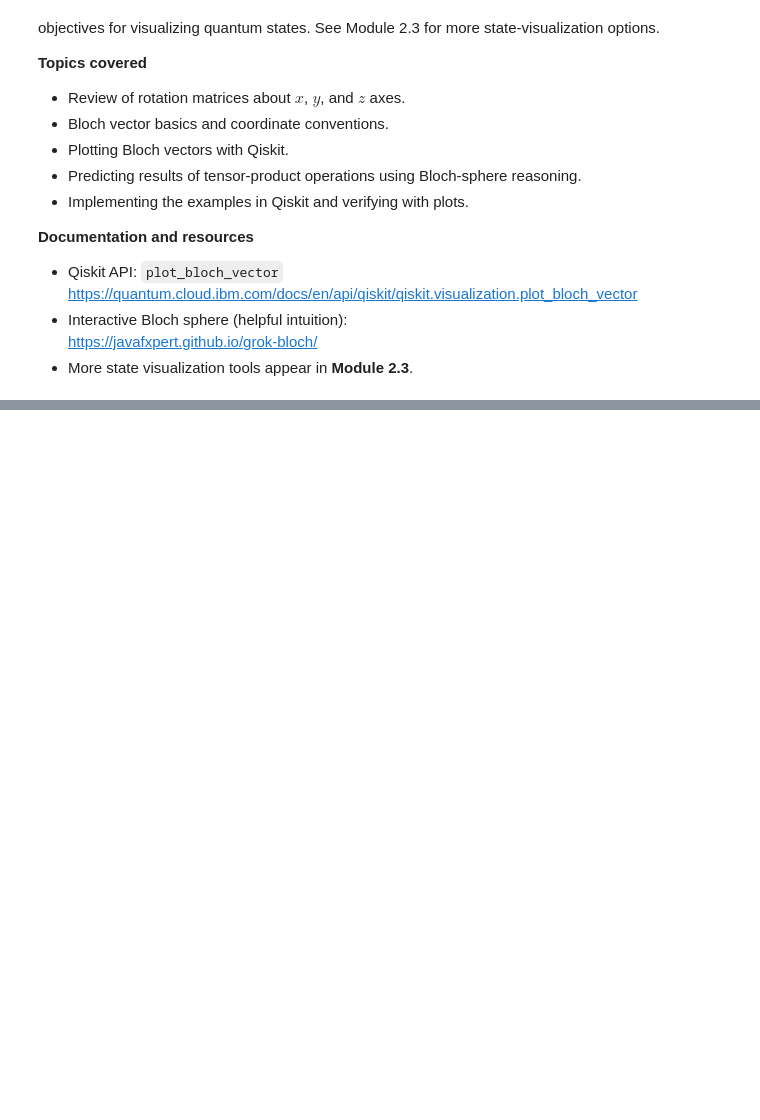
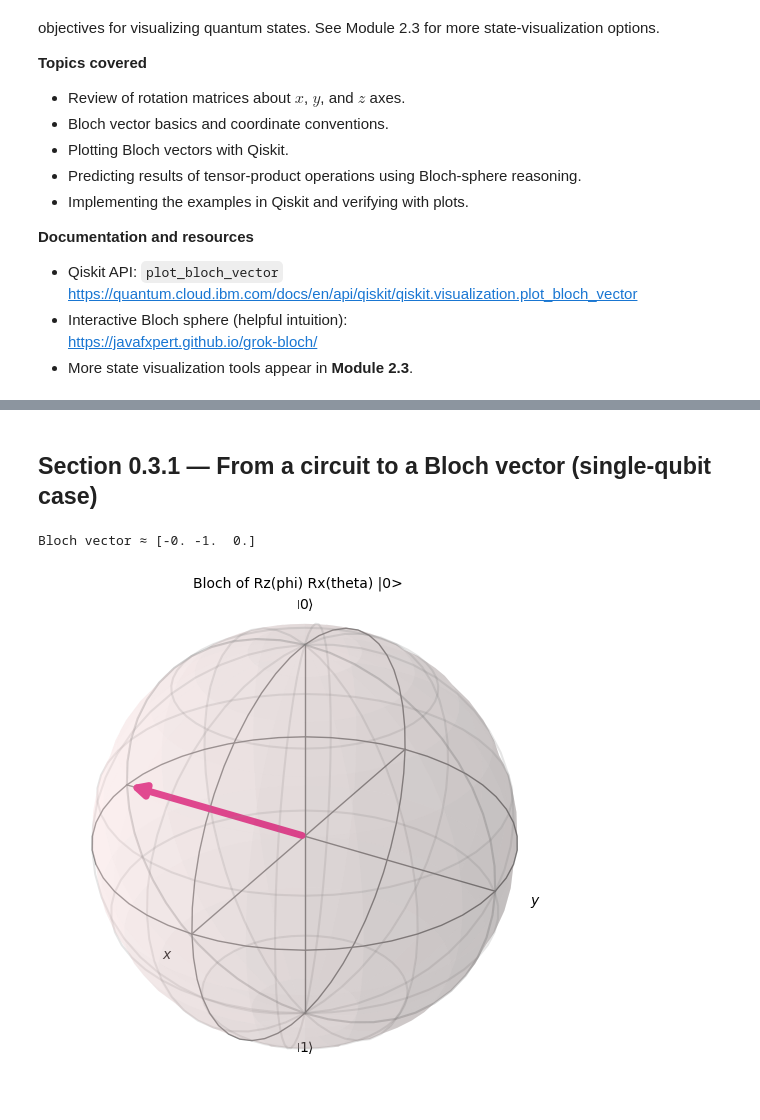
Before and after one commit to makansij/IBM_Certified_Quantum_Computation_QisKit_v2, a Jupyter notebook: 0-Module/Module_0.3_Bloch_Vector.ipynb, the cells around one changed output, grey strips where cells are left out. Cells and saved outputs as stored; diff of their text form; code cells hidden in the pictures; blank space fills up the shorter version.

Commit message:
Added section to Module 0.3 for BLoch vector concepts.

```diff
--- a/0-Module/Module_0.3_Bloch_Vector.ipynb
+++ b/0-Module/Module_0.3_Bloch_Vector.ipynb
@@ -115,27 +185,29 @@ plot_bloch_vector([0, -1, 0], title="|-i>")
+# %% [markdown]
+## Section 0.3.1 — From a circuit to a Bloch vector (single-qubit case)
 # %%
-# 0.3.1 — From a circuit to a Bloch vector (single-qubit case)
+
 # We prepare Rz(phi) Rx(theta) |0> and plot its Bloch vector.
 phi = np.pi/3
 theta = np.pi/2
 
 qc = QuantumCircuit(1, name="RzRx|0>")
 qc.rz(phi, 0)
 qc.rx(theta, 0)
 
-# Always transpile under a fake backend (study guide requirement).
-tqc = transpile(qc, backend=_fake_backend) if _fake_backend else qc
-
 # Ideal state and Bloch vector via Pauli expectations
-psi = Statevector.from_instruction(tqc)
+psi = Statevector.from_instruction(qc)
 rho = DensityMatrix(psi)
 
 X = np.array([[0,1],[1,0]], dtype=complex)
 Y = np.array([[0,-1j],[1j,0]], dtype=complex)
 Z = np.array([[1,0],[0,-1]], dtype=complex)
 bloch = [np.trace(rho.data @ X).real,
          np.trace(rho.data @ Y).real,
          np.trace(rho.data @ Z).real]
 
 print("Bloch vector ≈", np.round(bloch, 6))
 plot_bloch_vector(bloch, title="Bloch of Rz(phi) Rx(theta) |0>")
+# %% [output]
+Bloch vector ≈ [-0. -1.  0.]
+[figure, added]
 # %% [markdown]
```
Also changed, not shown: parts of 14 cells of this notebook.
